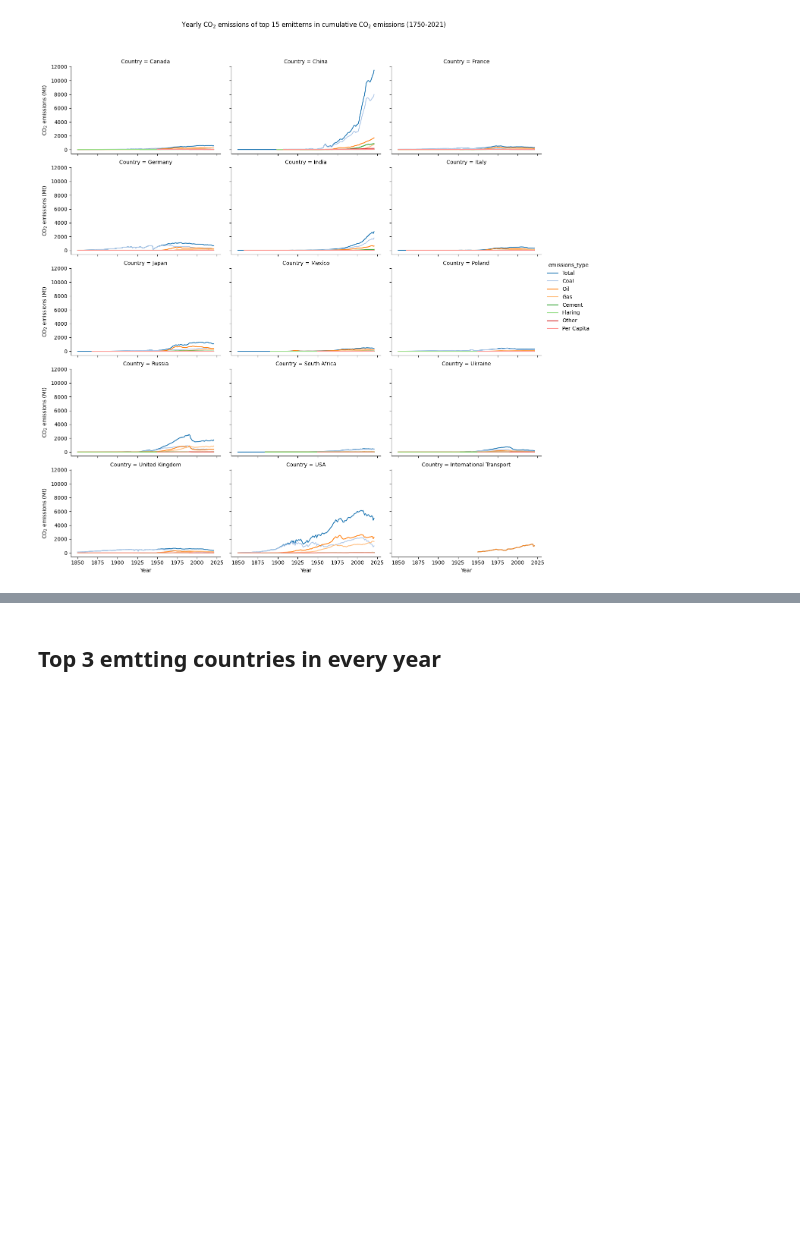
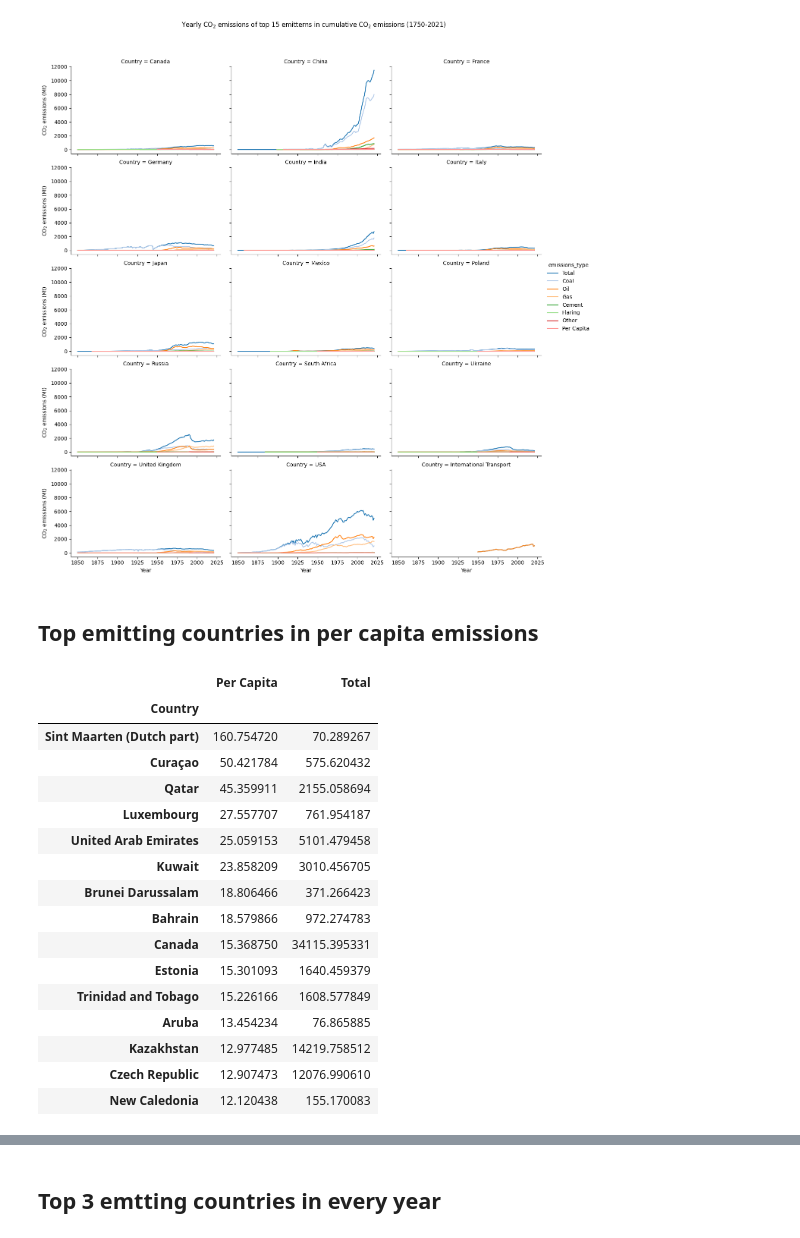
Before and after one commit to InesDana/CO2_emit_data, a Jupyter notebook: first_EDA.ipynb, the cells around one changed output, grey strips where cells are left out. Cells and saved outputs as stored; diff of their text form; code cells hidden in the pictures; blank space fills up the shorter version.

```diff
--- a/first_EDA.ipynb
+++ b/first_EDA.ipynb
@@ -131,3 +131,27 @@ g.fig.subplots_adjust(top=0.9)
 g.set_axis_labels('Year','CO$_2$ emissions (Mt)');
 # %% [output]
 [figure]
+# %% [markdown]
+## Top emitting countries in per capita emissions
+# %%
+#mean emissions per capita
+emissions_per_capita=df[(df['Country']!='Global')].groupby('Country').agg({'Per Capita':'mean','Total':'sum'}).sort_values('Per Capita',ascending=False).head(15)
+emissions_per_capita
+# %% [output]
+|  | Per Capita | Total |
+| Country |  |  |
+| Sint Maarten (Dutch part) | 160.754720 | 70.289267 |
+| Curaçao | 50.421784 | 575.620432 |
+| Qatar | 45.359911 | 2155.058694 |
+| Luxembourg | 27.557707 | 761.954187 |
+| United Arab Emirates | 25.059153 | 5101.479458 |
+| Kuwait | 23.858209 | 3010.456705 |
+| Brunei Darussalam | 18.806466 | 371.266423 |
+| Bahrain | 18.579866 | 972.274783 |
+| Canada | 15.368750 | 34115.395331 |
+| Estonia | 15.301093 | 1640.459379 |
+| Trinidad and Tobago | 15.226166 | 1608.577849 |
+| Aruba | 13.454234 | 76.865885 |
+| Kazakhstan | 12.977485 | 14219.758512 |
+| Czech Republic | 12.907473 | 12076.990610 |
+| New Caledonia | 12.120438 | 155.170083 |
```
Also changed, not shown: parts of 2 cells of this notebook.
